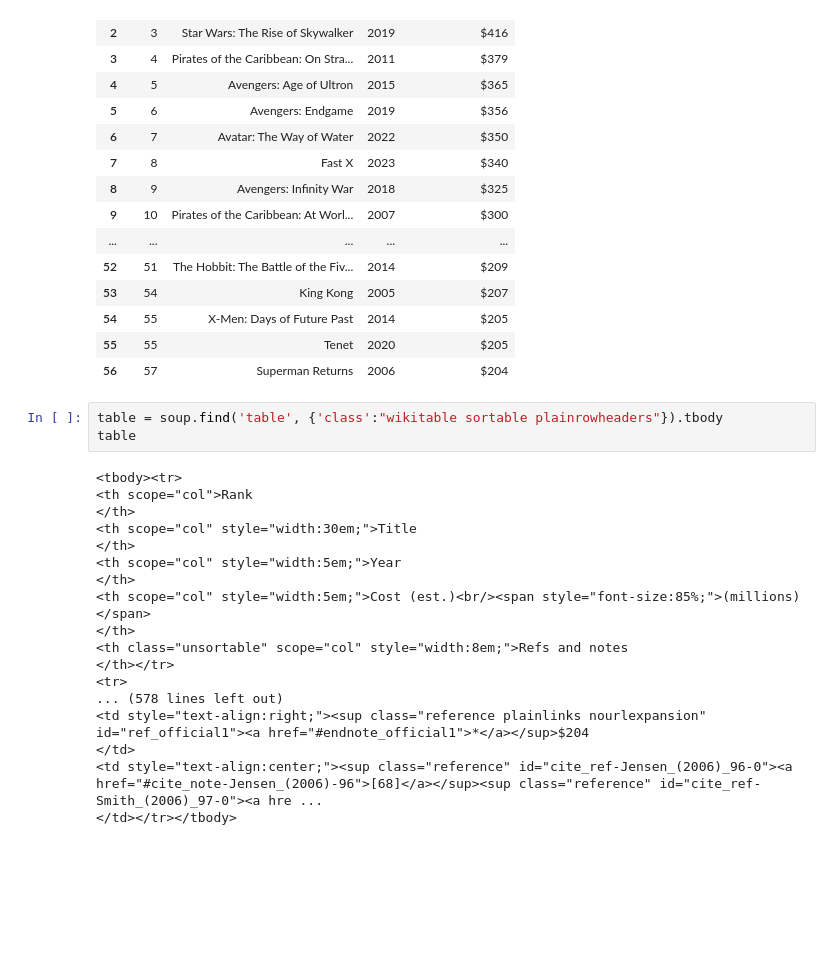
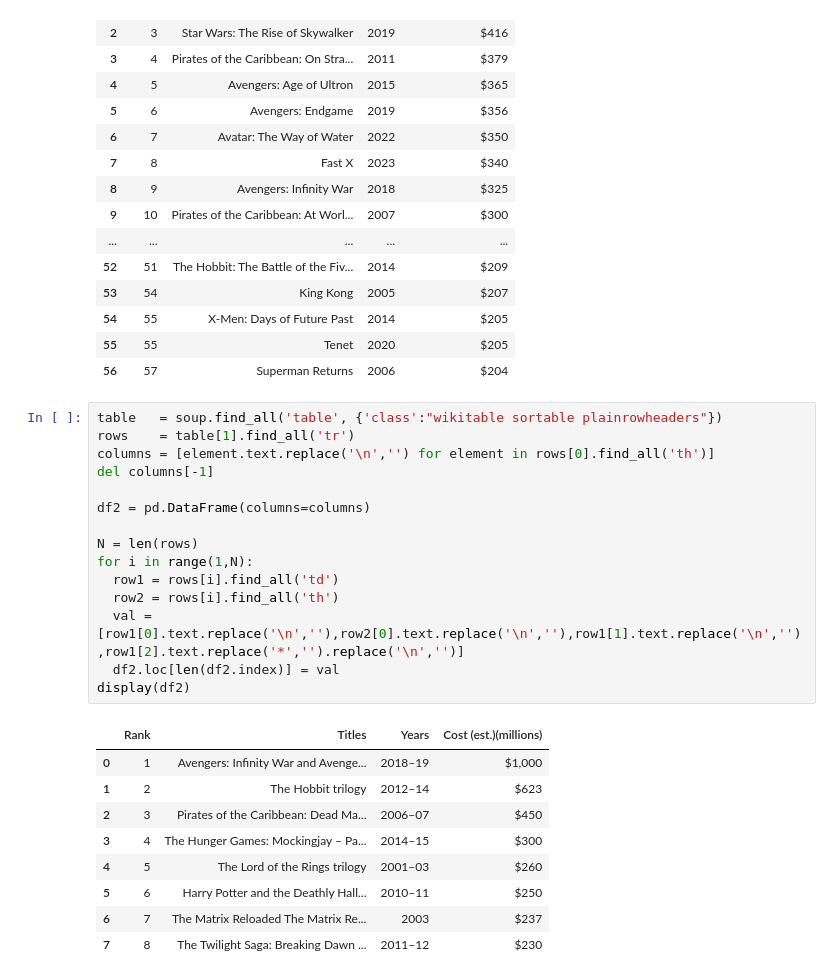
Before and after one commit to facahto/Scraping, a Jupyter notebook: wiki/scrape_wiki_ExpensiveMovies.ipynb, the cells around one changed output. Saved outputs shown, nothing was run; the diff lists cells and outputs as text; blank space fills up the shorter version.

```diff
--- a/wiki/scrape_wiki_ExpensiveMovies.ipynb
+++ b/wiki/scrape_wiki_ExpensiveMovies.ipynb
@@ -65,24 +65,28 @@ Most expensive films :
 | 54 | 55 | X-Men: Days of Future Past | 2014 | $205 |
 | 55 | 55 | Tenet | 2020 | $205 |
 | 56 | 57 | Superman Returns | 2006 | $204 |
-# %%
-table = soup.find('table', {'class':"wikitable sortable plainrowheaders"}).tbody
-table
-# %% [output]
-<tbody><tr>
-<th scope="col">Rank
-</th>
-<th scope="col" style="width:30em;">Title
-</th>
-<th scope="col" style="width:5em;">Year
-</th>
-<th scope="col" style="width:5em;">Cost (est.)<br/><span style="font-size:85%;">(millions)</span>
-</th>
-<th class="unsortable" scope="col" style="width:8em;">Refs and notes
-</th></tr>
-<tr>
-... (578 lines left out)
-<td style="text-align:right;"><sup class="reference plainlinks nourlexpansion" id="ref_official1"><a href="#endnote_official1">*</a></sup>$204
-</td>
-<td style="text-align:center;"><sup class="reference" id="cite_ref-Jensen_(2006)_96-0"><a href="#cite_note-Jensen_(2006)-96">[68]</a></sup><sup class="reference" id="cite_ref-Smith_(2006)_97-0"><a hre ...
-</td></tr></tbody>
+# %%
+table   = soup.find_all('table', {'class':"wikitable sortable plainrowheaders"})
+rows    = table[1].find_all('tr')
+columns = [element.text.replace('\n','') for element in rows[0].find_all('th')]
+del columns[-1]
+
+df2 = pd.DataFrame(columns=columns)
+
+N = len(rows)
+for i in range(1,N):
+  row1 = rows[i].find_all('td')
+  row2 = rows[i].find_all('th')
+  val = [row1[0].text.replace('\n',''),row2[0].text.replace('\n',''),row1[1].text.replace('\n',''),row1[2].text.replace('*','').replace('\n','')]
+  df2.loc[len(df2.index)] = val
+display(df2)
+# %% [output]
+|  | Rank | Titles | Years | Cost (est.)(millions) |
+| 0 | 1 | Avengers: Infinity War and Avenge... | 2018–19 | $1,000 |
+| 1 | 2 | The Hobbit trilogy | 2012–14 | $623 |
+| 2 | 3 | Pirates of the Caribbean: Dead Ma... | 2006–07 | $450 |
+| 3 | 4 | The Hunger Games: Mockingjay – Pa... | 2014–15 | $300 |
+| 4 | 5 | The Lord of the Rings trilogy | 2001–03 | $260 |
+| 5 | 6 | Harry Potter and the Deathly Hall... | 2010–11 | $250 |
+| 6 | 7 | The Matrix Reloaded The Matrix Re... | 2003 | $237 |
+| 7 | 8 | The Twilight Saga: Breaking Dawn ... | 2011–12 | $230 |
```
